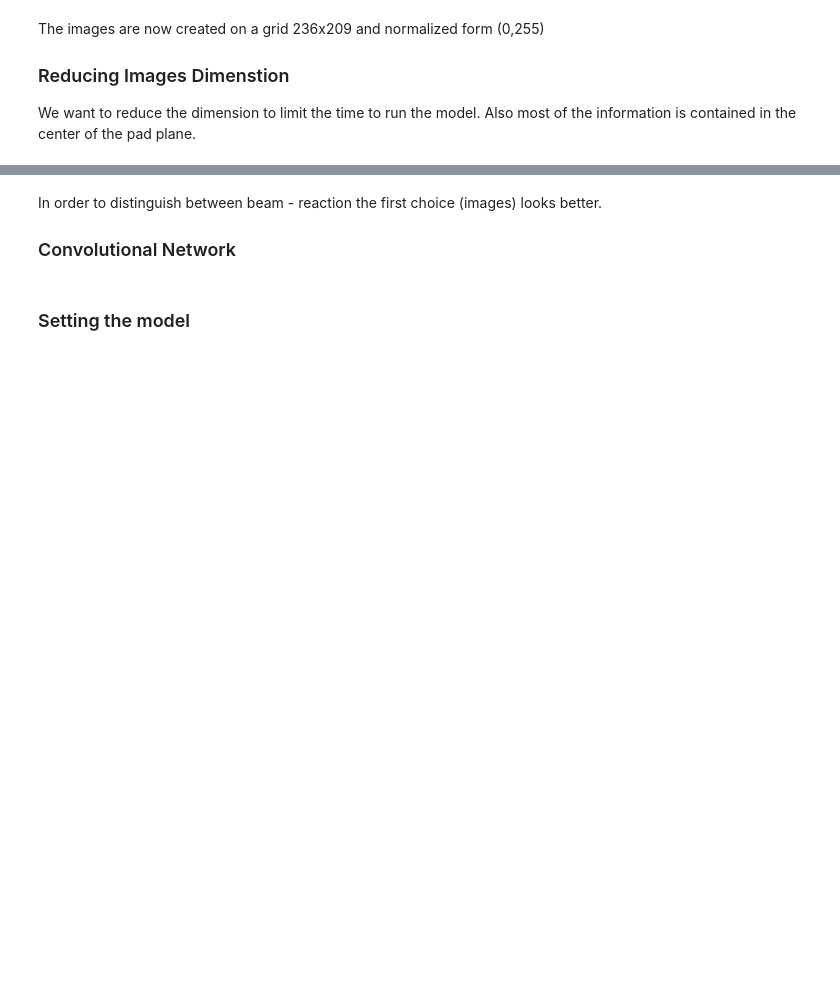
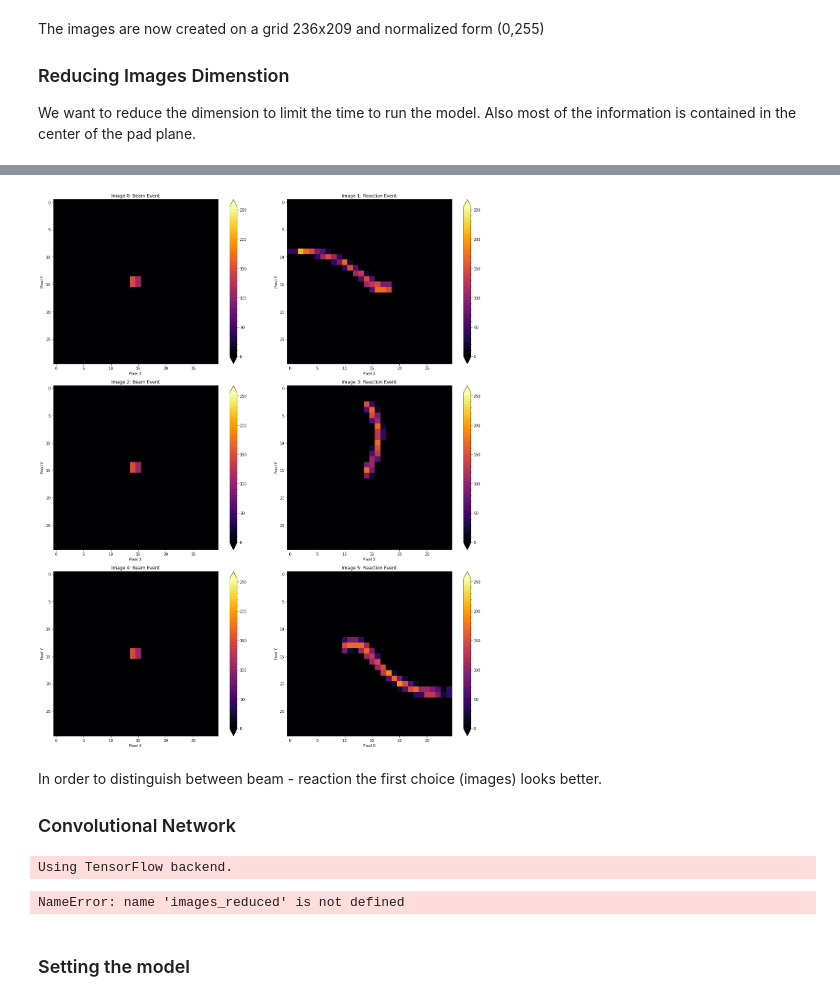
Before and after one commit to fracassetti-stf/AT-TPC_MLProject, a Jupyter notebook: CNN.ipynb, the cells around one changed output, grey strips where cells are left out. Saved outputs shown, nothing was run; the diff lists cells and outputs as text; code cells hidden in the pictures; blank space fills up the shorter version.

```diff
--- a/CNN.ipynb
+++ b/CNN.ipynb
@@ -220,8 +348,10 @@ images_n= normalize_image_data(images)
 # %%
 # Plot some Images
 
 
-plot_images(images_f_1)
+plot_images(images_f_1, Labels)
+# %% [output]
+[figure, added]
 # %% [markdown]
 In order to distinguish between beam - reaction the first choice (images) looks better.
 
@@ -229,7 +359,7 @@ In order to distinguish between beam - reaction the first choice (images) looks
 # %%
 from keras.utils import to_categorical
 
-images = np.reshape(images_reduced, (images_reduced.shape[0], 40, 40, 1)) # image, x, y, ch
+images = np.reshape(images_reduced, (images_reduced.shape[0], 30, 40, 1)) # image, x, y, ch
 images_Q = np.reshape(images_reduced, (images_reduced.shape[0], 40, 40, 1)) # image, x, y, ch
 
 images_train, images_val, labels_train, labels_val = train_test_split(images_Q, Labels)
@@ -240,6 +370,9 @@ print(images.shape)
 print("")
 print(images_train.shape)
 print(images_val.shape)
+# %% [output]
+Using TensorFlow backend.
+NameError: name 'images_reduced' is not defined
 # %% [markdown]
 ### Setting the model
 # %%
```
Also changed, not shown: parts of 12 cells of this notebook, 1 other file.
